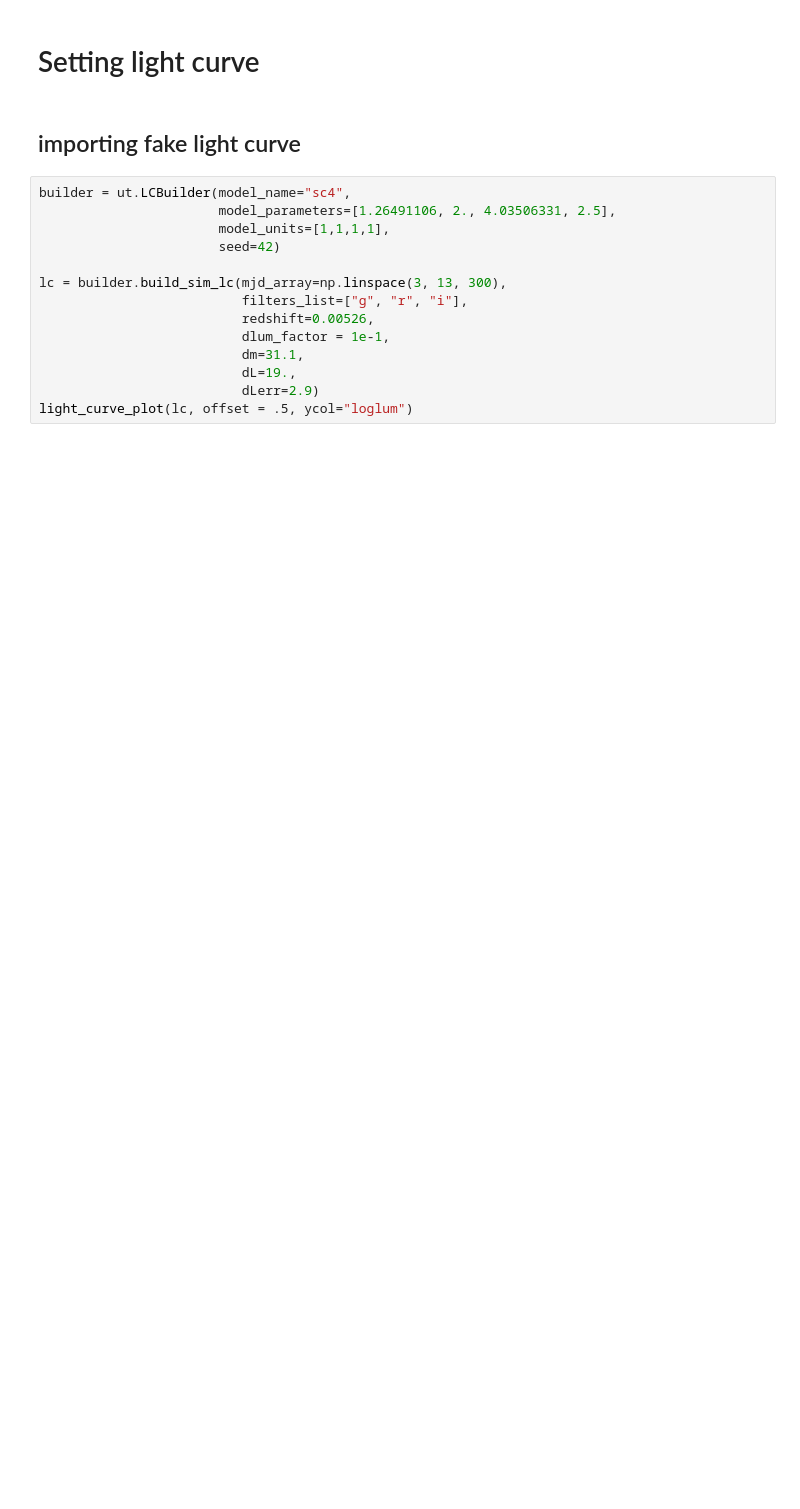
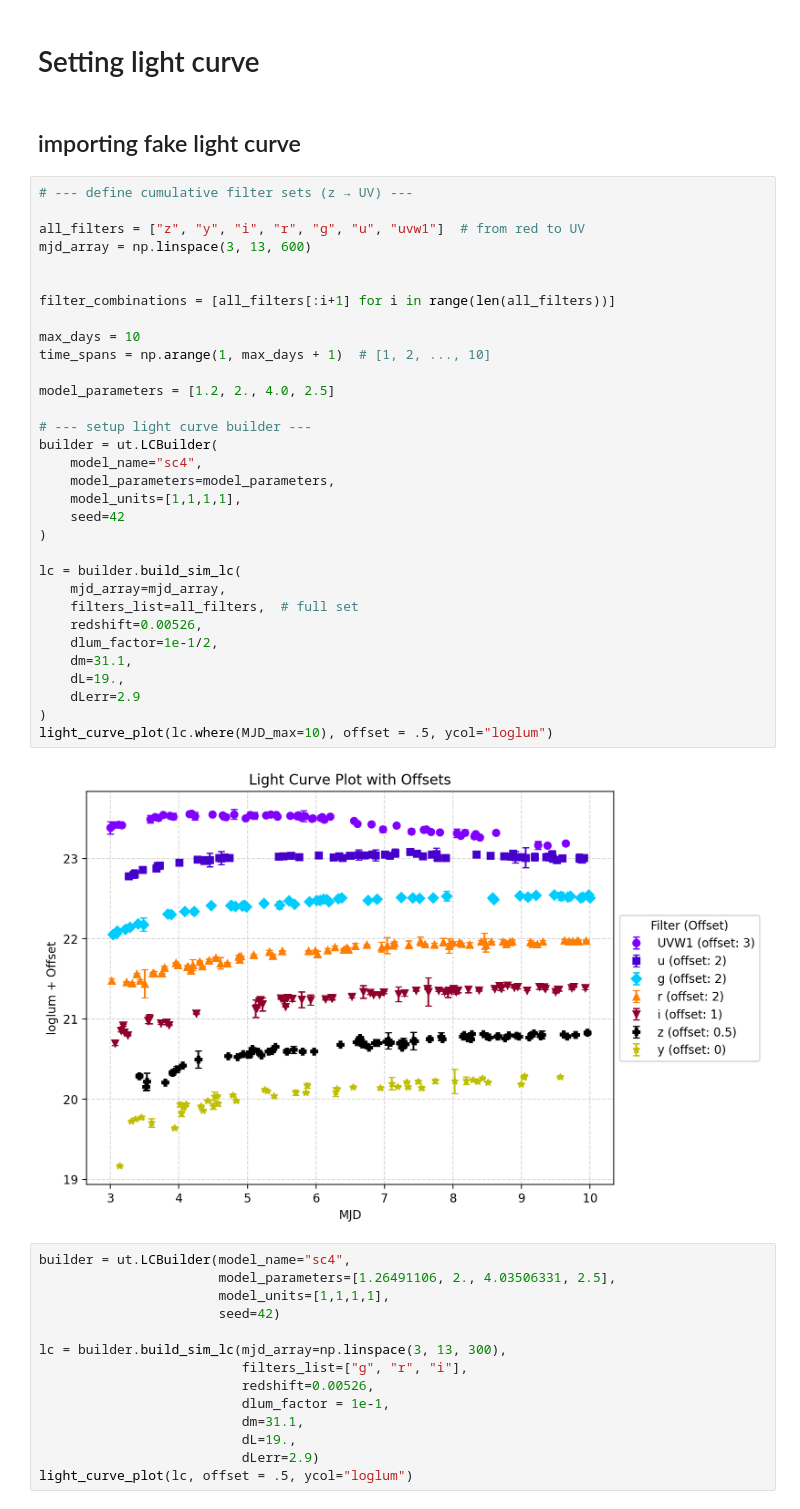
Before and after one commit to gsmteixeira/pilca, a Jupyter notebook: notebooks/03_setting_experiments.ipynb, the cells around one changed output. Drawn from its saved outputs; the diff is of its cells as text; blank space fills up the shorter version.

```diff
--- a/notebooks/03_setting_experiments.ipynb
+++ b/notebooks/03_setting_experiments.ipynb
@@ -28,6 +25,40 @@ The autoreload extension is already loaded. To reload it, use:
 # Setting light curve
 # %% [markdown]
 ## importing fake light curve
+# %%
+# --- define cumulative filter sets (z → UV) ---
+
+all_filters = ["z", "y", "i", "r", "g", "u", "uvw1"]  # from red to UV
+mjd_array = np.linspace(3, 13, 600)
+
+
+filter_combinations = [all_filters[:i+1] for i in range(len(all_filters))]
+
+max_days = 10
+time_spans = np.arange(1, max_days + 1)  # [1, 2, ..., 10]
+
+model_parameters = [1.2, 2., 4.0, 2.5]
+
+# --- setup light curve builder ---
+builder = ut.LCBuilder(
+    model_name="sc4",
+    model_parameters=model_parameters,
+    model_units=[1,1,1,1],
+    seed=42
+)
+
+lc = builder.build_sim_lc(
+    mjd_array=mjd_array,
+    filters_list=all_filters,  # full set
+    redshift=0.00526,
+    dlum_factor=1e-1/2,
+    dm=31.1,
+    dL=19.,
+    dLerr=2.9
+)
+light_curve_plot(lc.where(MJD_max=10), offset = .5, ycol="loglum")
+# %% [output]
+[figure, added]
 # %%
 builder = ut.LCBuilder(model_name="sc4",
                        model_parameters=[1.26491106, 2., 4.03506331, 2.5],
```
Also changed, not shown: parts of 1 cell of this notebook, 3 other files.
